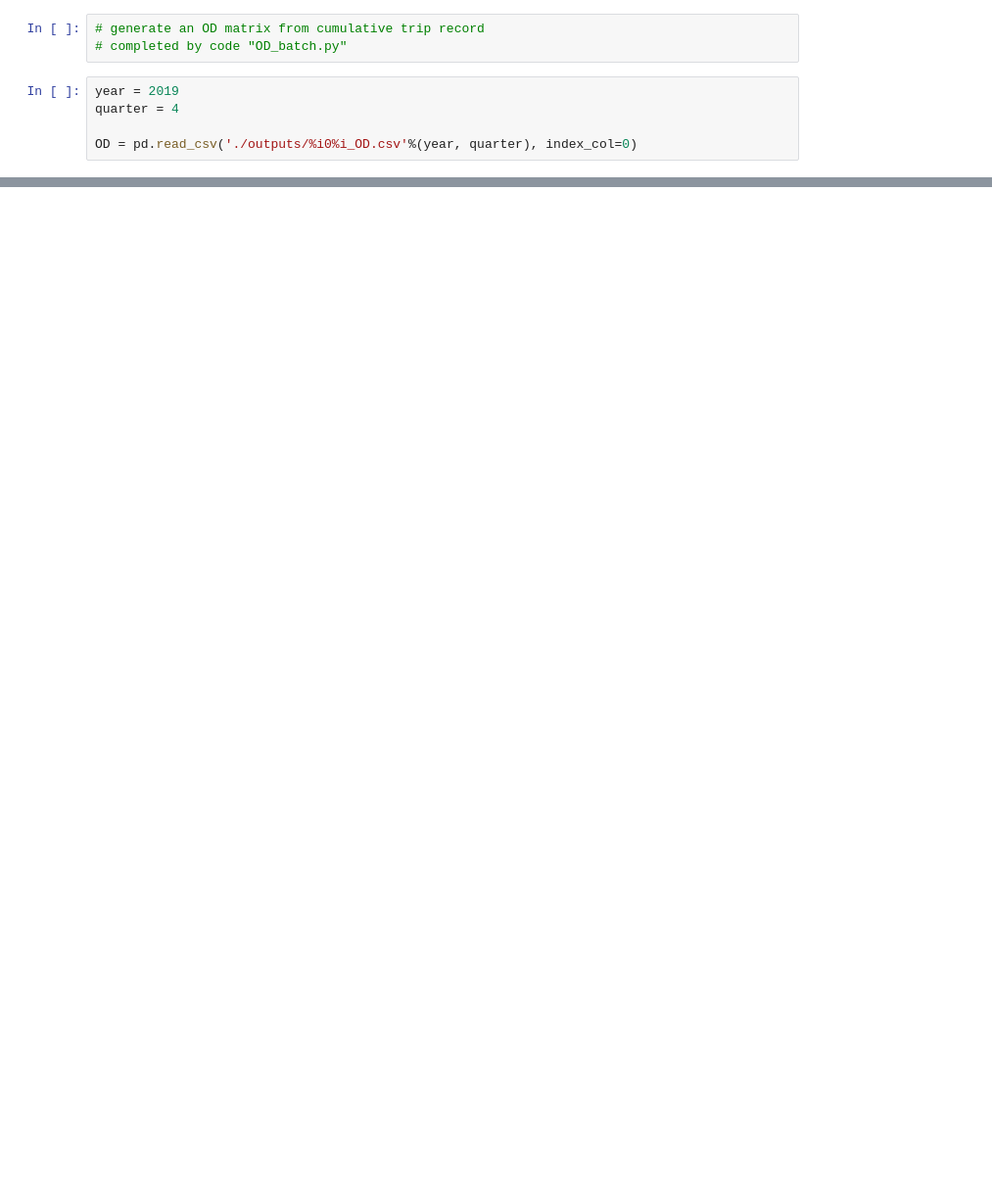
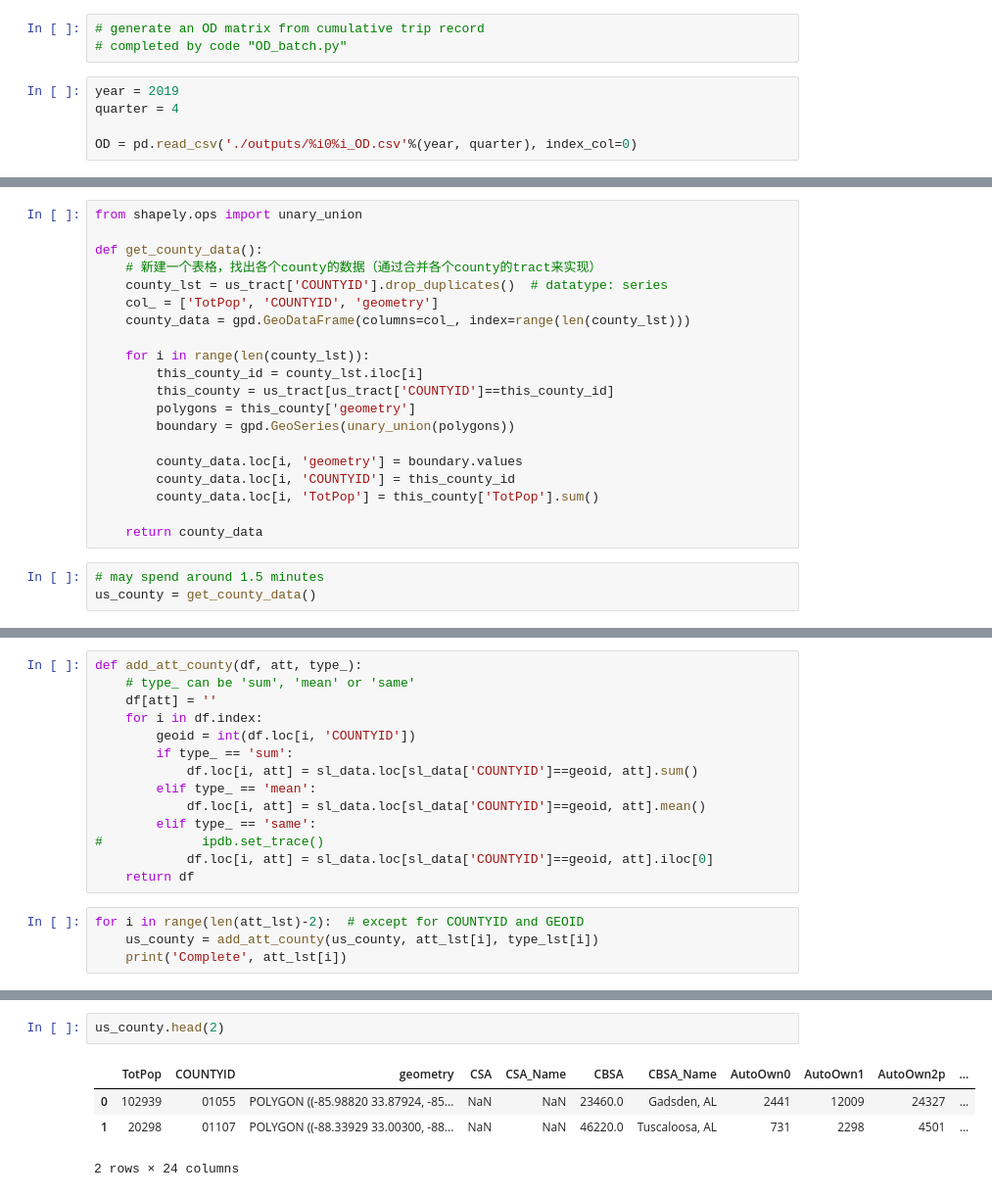
Before and after one commit to khzhang2/Air_Traffic, a Jupyter notebook: Data_Processing.ipynb, the cells around one changed output, grey strips where cells are left out. Shown: that part at 98% size. Cells and saved outputs as stored; diff of their text form; blank space fills up the shorter version.

```diff
--- a/Data_Processing.ipynb
+++ b/Data_Processing.ipynb
@@ -50,0 +130,23 @@ w, v = np.linalg.eig(OD_np)
+# %%
+from shapely.ops import unary_union
+
+def get_county_data():
+    # 新建一个表格，找出各个county的数据（通过合并各个county的tract来实现）
+    county_lst = us_tract['COUNTYID'].drop_duplicates()  # datatype: series
+    col_ = ['TotPop', 'COUNTYID', 'geometry']
+    county_data = gpd.GeoDataFrame(columns=col_, index=range(len(county_lst)))
+
+    for i in range(len(county_lst)):
+        this_county_id = county_lst.iloc[i]
+        this_county = us_tract[us_tract['COUNTYID']==this_county_id]
+        polygons = this_county['geometry']
+        boundary = gpd.GeoSeries(unary_union(polygons))
+
+        county_data.loc[i, 'geometry'] = boundary.values
+        county_data.loc[i, 'COUNTYID'] = this_county_id
+        county_data.loc[i, 'TotPop'] = this_county['TotPop'].sum()
+
+    return county_data
+# %%
+# may spend around 1.5 minutes
+us_county = get_county_data()
@@ -50,0 +159,18 @@ w, v = np.linalg.eig(OD_np)
+# %%
+def add_att_county(df, att, type_):
+    # type_ can be 'sum', 'mean' or 'same'
+    df[att] = ''
+    for i in df.index:
+        geoid = int(df.loc[i, 'COUNTYID'])
+        if type_ == 'sum':
+            df.loc[i, att] = sl_data.loc[sl_data['COUNTYID']==geoid, att].sum()
+        elif type_ == 'mean':
+            df.loc[i, att] = sl_data.loc[sl_data['COUNTYID']==geoid, att].mean()
+        elif type_ == 'same':
+#             ipdb.set_trace()
+            df.loc[i, att] = sl_data.loc[sl_data['COUNTYID']==geoid, att].iloc[0]
+    return df
+# %%
+for i in range(len(att_lst)-2):  # except for COUNTYID and GEOID
+    us_county = add_att_county(us_county, att_lst[i], type_lst[i])
+    print('Complete', att_lst[i])
@@ -50,0 +195,7 @@ w, v = np.linalg.eig(OD_np)
+# %%
+us_county.head(2)
+# %% [output]
+|  | TotPop | COUNTYID | geometry | CSA | CSA_Name | CBSA | CBSA_Name | AutoOwn0 | AutoOwn1 | AutoOwn2p | ... |
+| 0 | 102939 | 01055 | POLYGON ((-85.98820 33.87924, -85... | NaN | NaN | 23460.0 | Gadsden, AL | 2441 | 12009 | 24327 | ... |
+| 1 | 20298 | 01107 | POLYGON ((-88.33929 33.00300, -88... | NaN | NaN | 46220.0 | Tuscaloosa, AL | 731 | 2298 | 4501 | ... |
+2 rows × 24 columns
```
Also changed, not shown: parts of 27 cells of this notebook.
